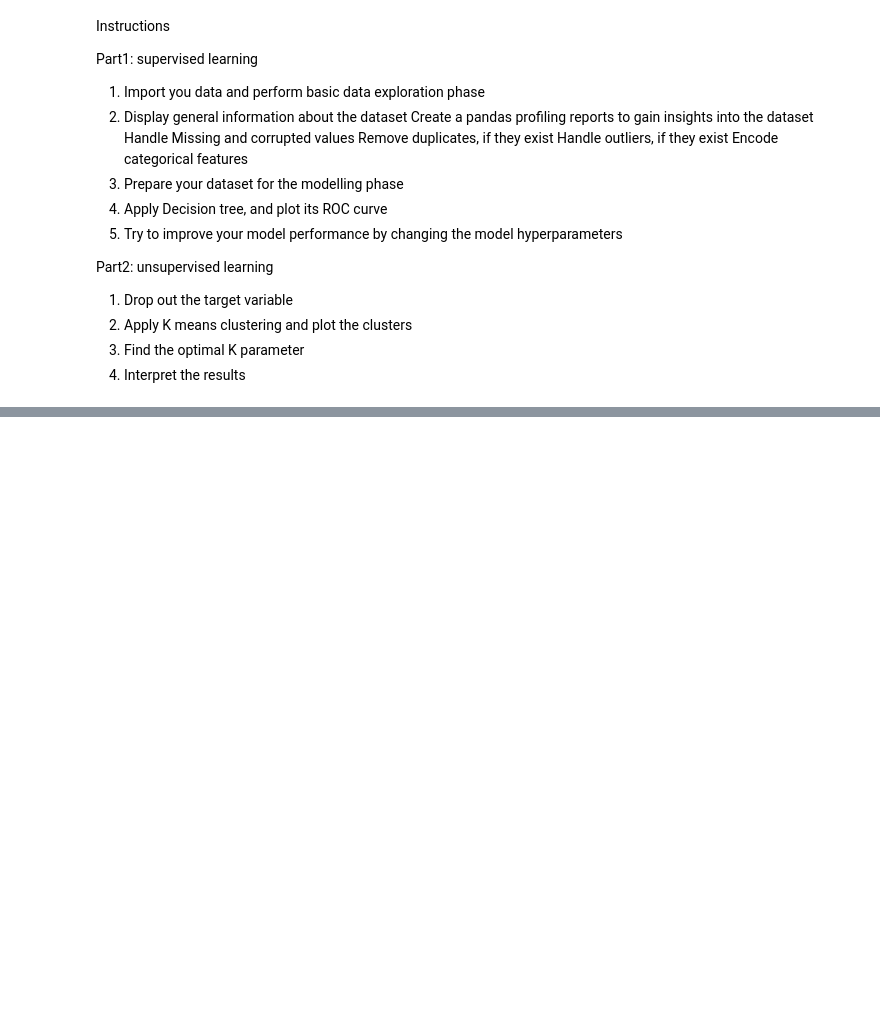
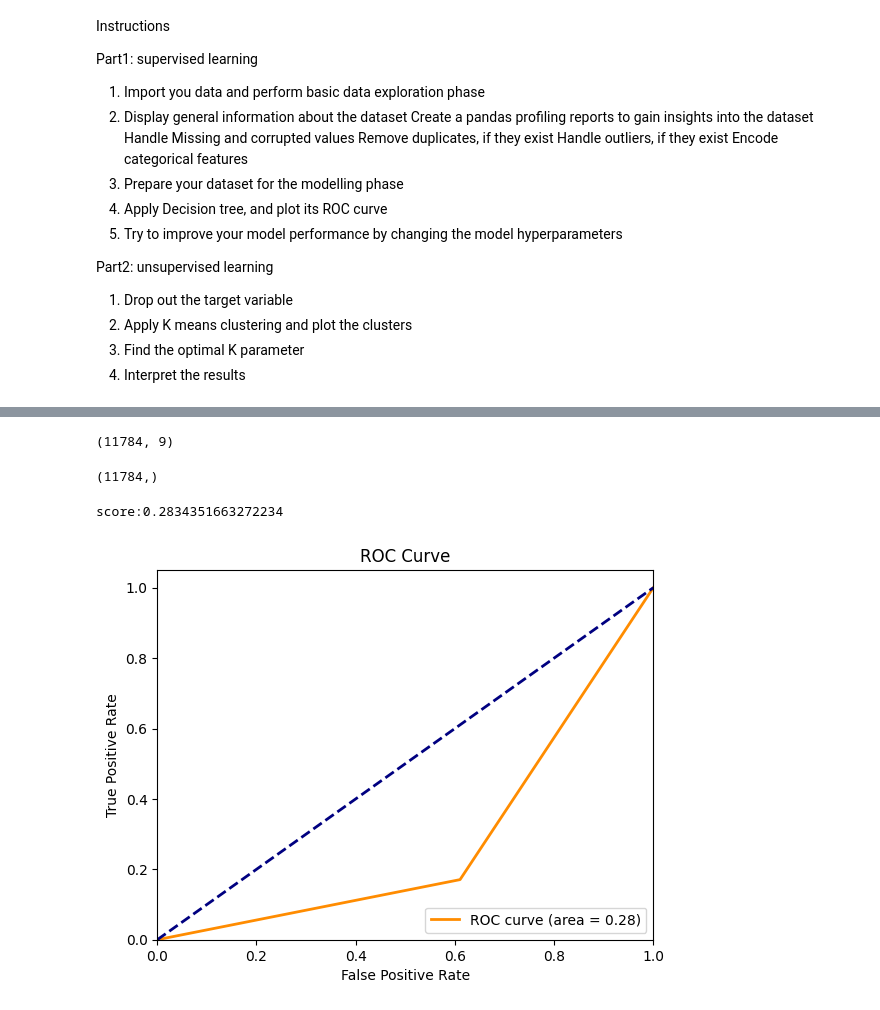
Before and after one commit to patech123/gomycode-data-science, a Jupyter notebook: Machine_Learning_Algorithms_Checkpoint_.ipynb, the cells around one changed output, grey strips where cells are left out. Cells and saved outputs as stored; diff of their text form; code cells hidden in the pictures; blank space fills up the shorter version.

```diff
--- a/Machine_Learning_Algorithms_Checkpoint_.ipynb
+++ b/Machine_Learning_Algorithms_Checkpoint_.ipynb
@@ -37,0 +162,3 @@ Encode categorical features
+# %%
+target_variable = 'HasDetections'
+feature_variable = ['Wdft_IsGamer', 'Census_IsVirtualDevice','Census_OSEdition','Census_HasOpticalDiskDrive',	'Firewall','SMode','IsProtected',	'OsPlatformSubRelease','CountryIdentifier']
@@ -37,0 +167,13 @@ Encode categorical features
+# %%
+y = microsofts[target_variable]
+X = microsofts[feature_variable].values
+# %%
+X_train, X_test, y_train, y_test = train_test_split(X, y, test_size=0.2)
+# %%
+X_train.shape
+# %% [output]
+(11784, 9)
+# %%
+y_train.shape
+# %% [output]
+(11784,)
@@ -37,0 +191,27 @@ Encode categorical features
+# %%
+#applying tree algorithm
+tree = tree.DecisionTreeClassifier()
+tree.fit(X_train, y_train)   #fitting our model
+y_pred=tree.predict(X_test)   # evaluating our model
+print("score:{}".format(accuracy_score(y_test, y_pred)))
+# %% [output]
+score:0.2834351663272234
+# %%
+
+# Calculating ROC curve
+fpr, tpr, thresholds = roc_curve(y_test, y_pred)
+roc_auc = auc(fpr, tpr)
+
+# Plotting the ROC curve
+plt.figure()
+plt.plot(fpr, tpr, color='darkorange', lw=2, label='ROC curve (area = %0.2f)' % roc_auc)
+plt.plot([0, 1], [0, 1], color='navy', lw=2, linestyle='--')
+plt.xlim([0.0, 1.0])
+plt.ylim([0.0, 1.05])
+plt.xlabel('False Positive Rate')
+plt.ylabel('True Positive Rate')
+plt.title('ROC Curve')
+plt.legend(loc="lower right")
+plt.show()
+# %% [output]
+[figure, added]
```
Also changed, not shown: parts of 14 cells of this notebook.
